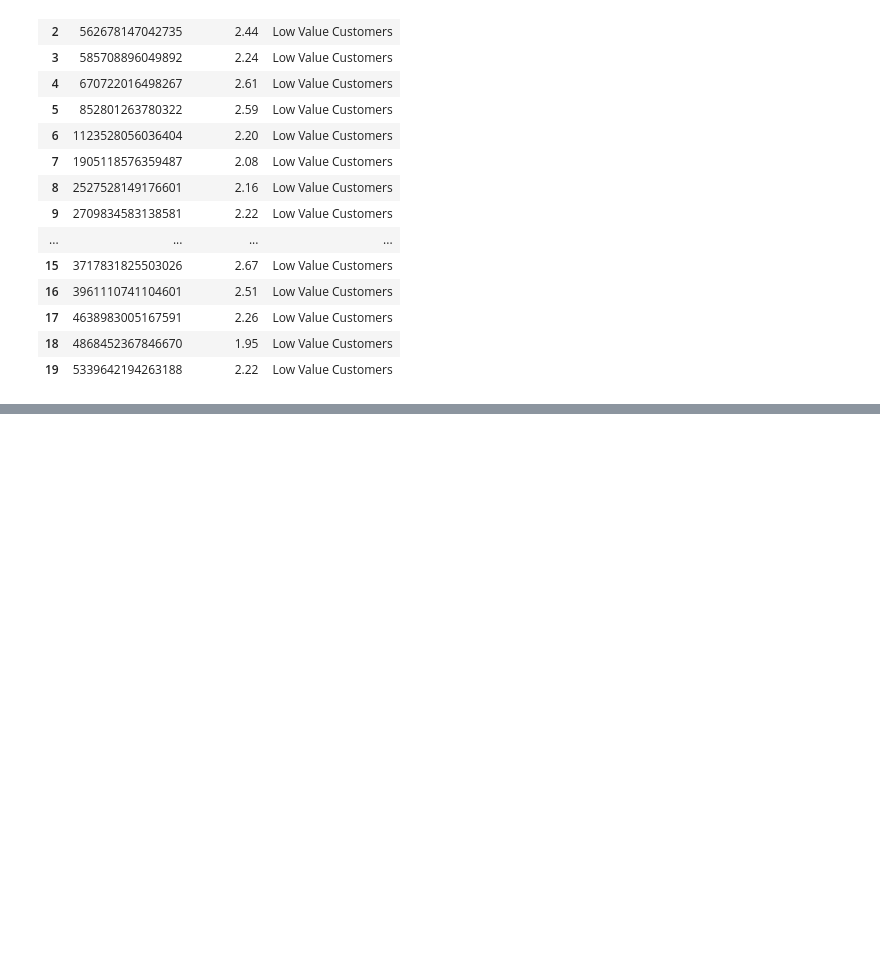
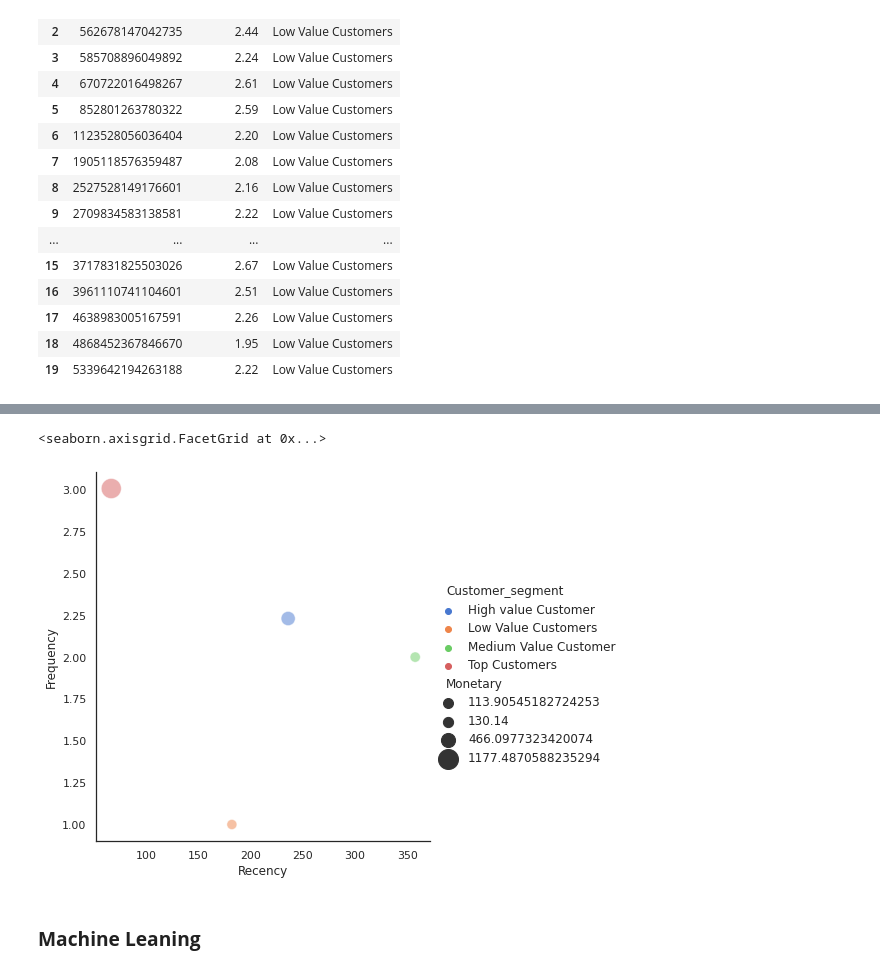
Before and after one commit to lirui720/Google_E_Commerce_RFM_model, a Jupyter notebook: RFM_Model.ipynb, the cells around one changed output, grey strips where cells are left out. Drawn from its saved outputs; the diff is of its cells as text; code cells hidden in the pictures; blank space fills up the shorter version.

```diff
--- a/RFM_Model.ipynb
+++ b/RFM_Model.ipynb
@@ -140,0 +142,13 @@ plt.show()
+# %%
+rrfm=rfm_df.groupby(["Customer_segment"])["Recency","Frequency","Monetary"].mean()
+# %%
+sns.set_theme(style="white")
+
+sns.relplot(x="Recency", y="Frequency",hue="Customer_segment", size="Monetary",
+            sizes=(100, 400), alpha=.5, palette="muted",
+            height=6, data=rrfm)
+# %% [output]
+<seaborn.axisgrid.FacetGrid at 0x...>
+[figure, added]
+# %% [markdown]
+### **Machine Leaning**
```
Also changed, not shown: parts of 3 cells of this notebook.
